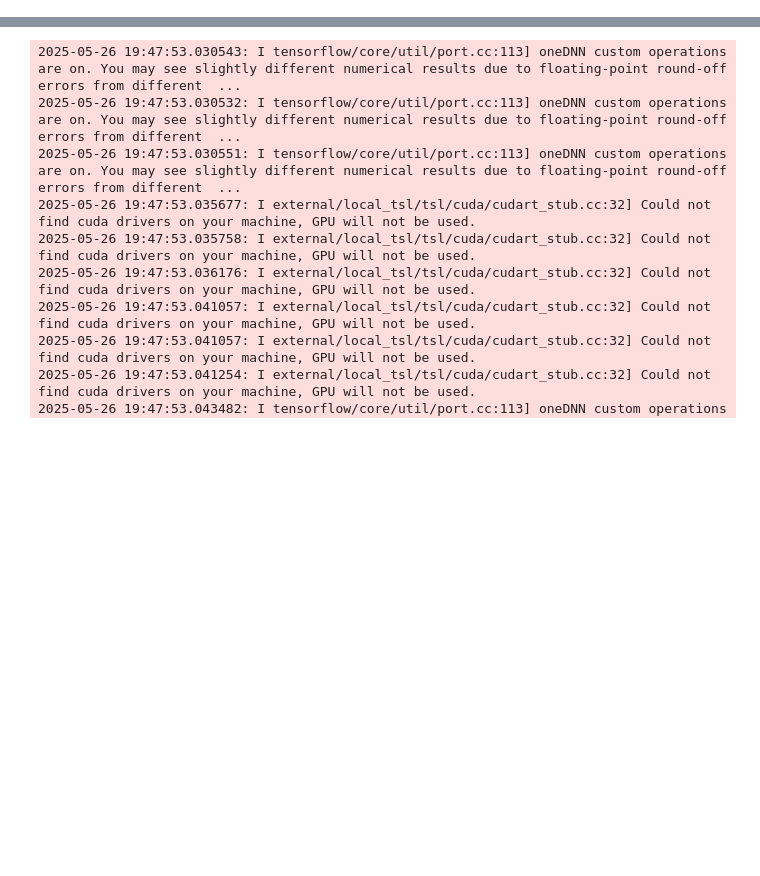
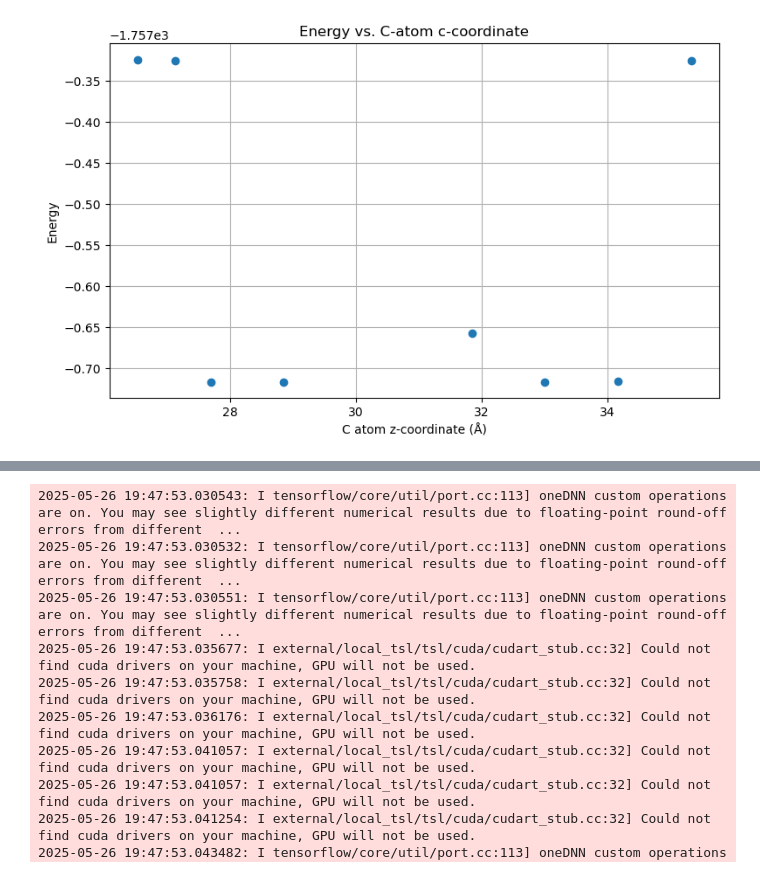
Before and after one commit to pyiron/pyiron_workflow_atomistics, a Jupyter notebook: 2025_05_26_GB_Opt_Example.ipynb, the cells around one changed output, grey strips where cells are left out. Saved outputs shown, nothing was run; the diff lists cells and outputs as text; code cells hidden in the pictures; blank space fills up the shorter version.

```diff
--- a/2025_05_26_GB_Opt_Example.ipynb
+++ b/2025_05_26_GB_Opt_Example.ipynb
@@ -159,0 +343,29 @@ BFGS:   27 01:06:27     -293.098798        0.007997
+# %%
+# 2) collect all C-atom z-coords and the corresponding energy
+c_z_coords = []
+energies   = []
+import matplotlib.pyplot as plt
+for row in wf.gb_seg_calcs.outputs.df.value.itertuples():
+    atoms  = row.atoms
+    energy = row.results['energy']
+    symbols = atoms.get_chemical_symbols()
+    positions = atoms.get_positions()
+
+    # find all indices where the symbol is "C"
+    for i, sym in enumerate(symbols):
+        if sym == "C":
+            z = positions[i][2]     # cartesian 'c' coordinate
+            c_z_coords.append(z)
+            energies.append(energy)
+
+# 3) make the scatter plot
+plt.figure(figsize=(8, 5))
+plt.scatter(c_z_coords, energies, marker='o')
+plt.xlabel('C atom z‐coordinate (Å)')
+plt.ylabel('Energy')
+plt.title('Energy vs. C-atom c-coordinate')
+plt.grid(True)
+plt.tight_layout()
+plt.show()
+# %% [output]
+[figure, added]
```
Also changed, not shown: parts of 10 cells of this notebook, 1 other file.
